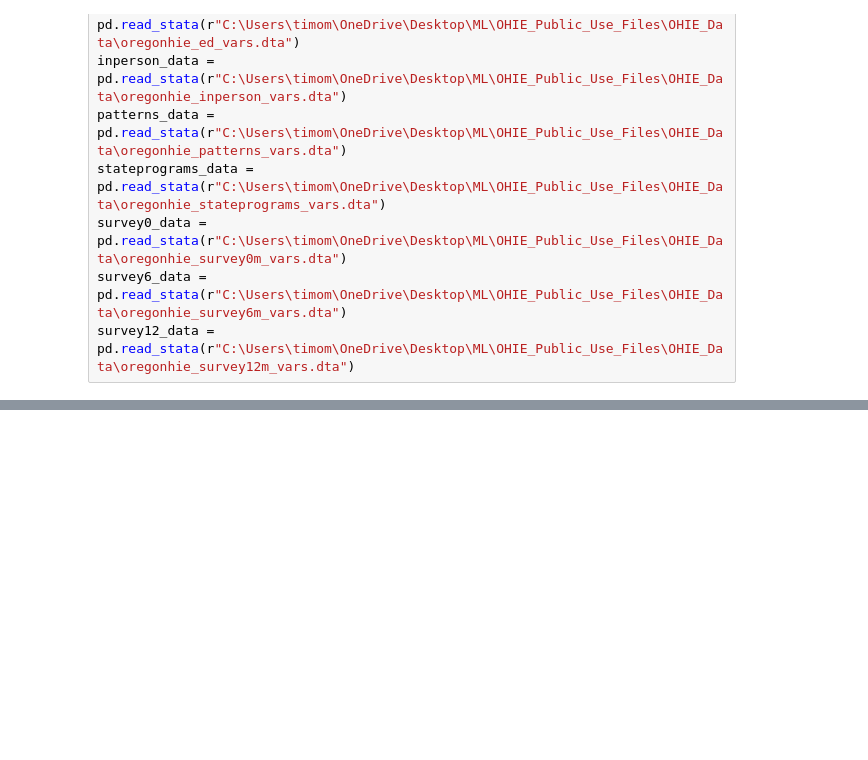
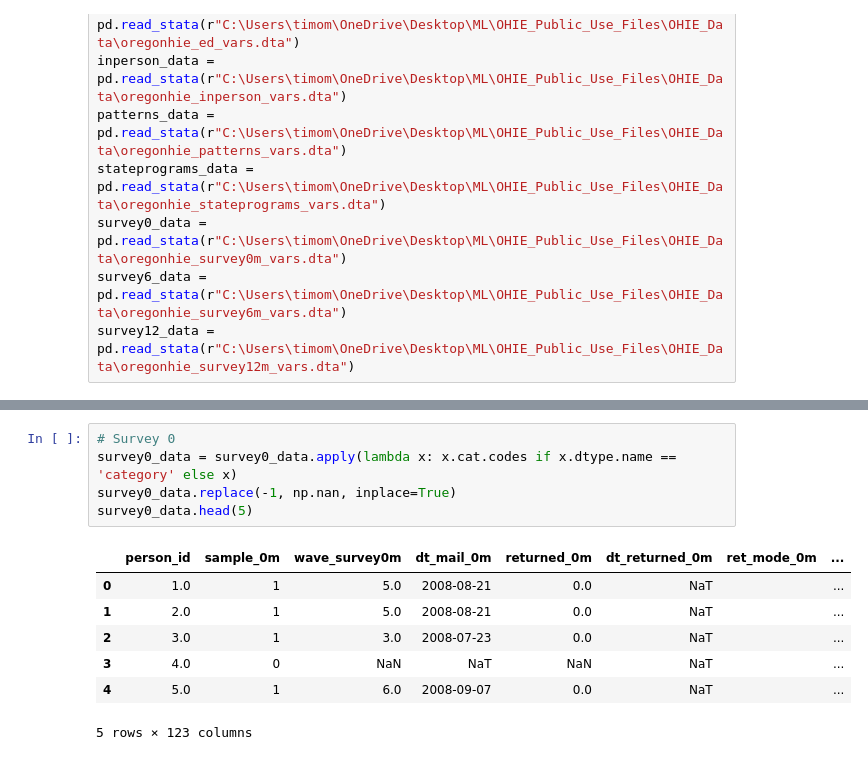
Before and after one commit to Yasmineouattara/ML_for_Econ_Final_Project, a Jupyter notebook: Notebook_Tim.ipynb, the cells around one changed output, grey strips where cells are left out. Cells and saved outputs as stored; diff of their text form; blank space fills up the shorter version.

```diff
--- a/Notebook_Tim.ipynb
+++ b/Notebook_Tim.ipynb
@@ -30,0 +86,13 @@ des_subdata.head(5)
+# %%
+# Survey 0
+survey0_data = survey0_data.apply(lambda x: x.cat.codes if x.dtype.name == 'category' else x)
+survey0_data.replace(-1, np.nan, inplace=True)
+survey0_data.head(5)
+# %% [output]
+|  | person_id | sample_0m | wave_survey0m | dt_mail_0m | returned_0m | dt_returned_0m | ret_mode_0m | ... |
+| 0 | 1.0 | 1 | 5.0 | 2008-08-21 | 0.0 | NaT |  | ... |
+| 1 | 2.0 | 1 | 5.0 | 2008-08-21 | 0.0 | NaT |  | ... |
+| 2 | 3.0 | 1 | 3.0 | 2008-07-23 | 0.0 | NaT |  | ... |
+| 3 | 4.0 | 0 | NaN | NaT | NaN | NaT |  | ... |
+| 4 | 5.0 | 1 | 6.0 | 2008-09-07 | 0.0 | NaT |  | ... |
+5 rows × 123 columns
```
Also changed, not shown: parts of 10 cells of this notebook.
